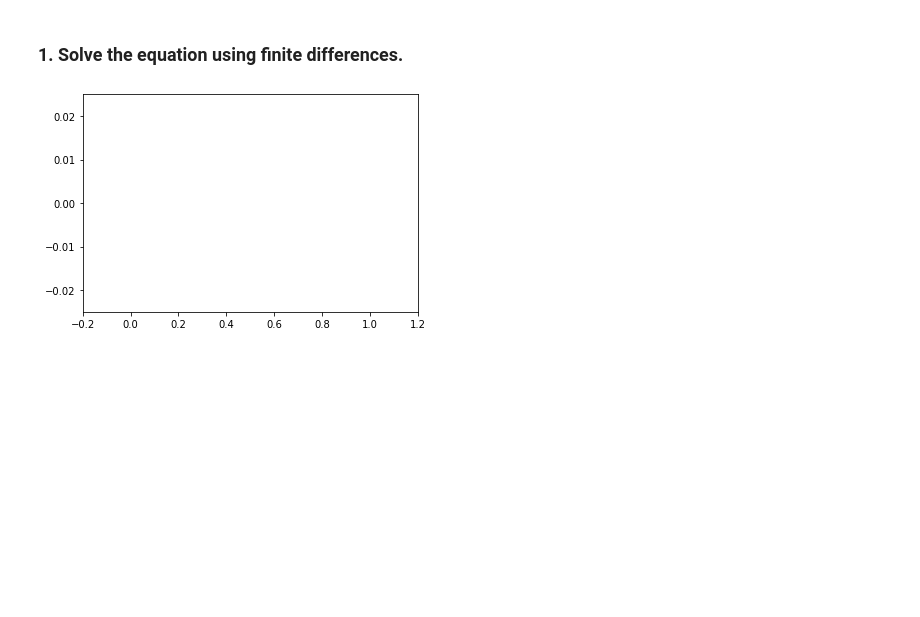
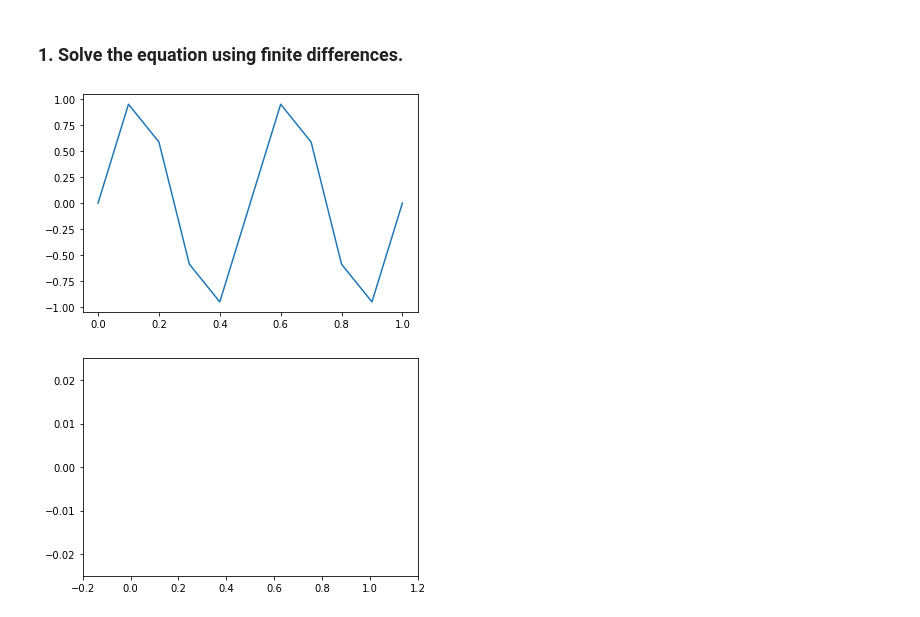
Before and after one commit to LuisGMM/UC3M-NUMERICAL-METHODS-Graded-Practice-2, a Jupyter notebook: src/Graded_Practice_Two_Physics_21-22.ipynb, the cells around one changed output. Saved outputs shown, nothing was run; the diff lists cells and outputs as text; code cells hidden in the pictures; blank space fills up the shorter version.

```diff
--- a/src/Graded_Practice_Two_Physics_21-22.ipynb
+++ b/src/Graded_Practice_Two_Physics_21-22.ipynb
@@ -279,6 +259,13 @@ def hyperbolic_wraper(dx: float, dt: float) -> Tuple[np.ndarray]:
 # %% [markdown]
 
 ### 1. Solve the equation using finite differences.
+# %%
+
+sol, x, t = hyperbolic_wraper(0.1, 0.1)
+plt.plot(x, sol[:, 0])
+plt.show()
+# %% [output]
+[figure, added]
 # %%
 dx = 0.1
 sol, x, t = hyperbolic_wraper(dx, 0.1)
```
Also changed, not shown: parts of 2 cells of this notebook.
